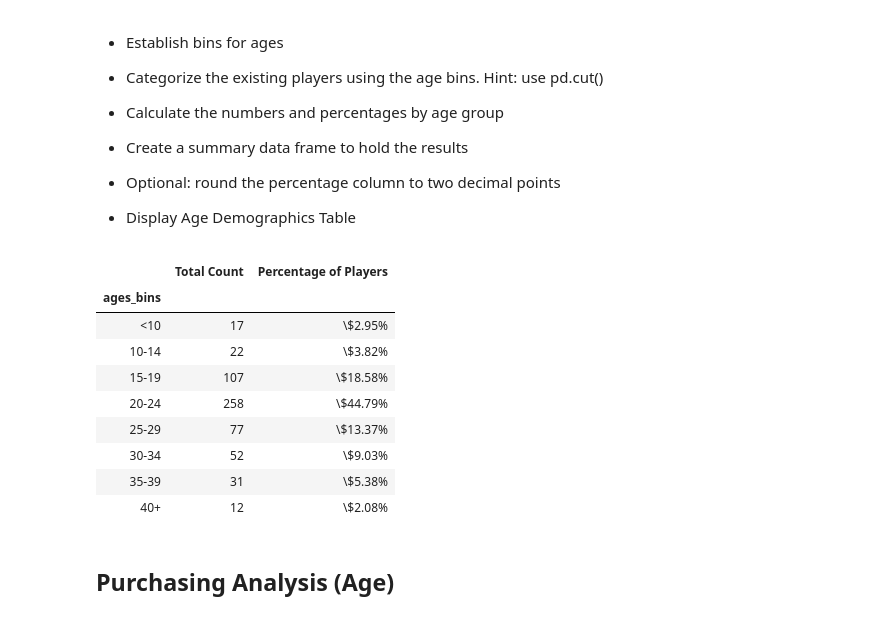
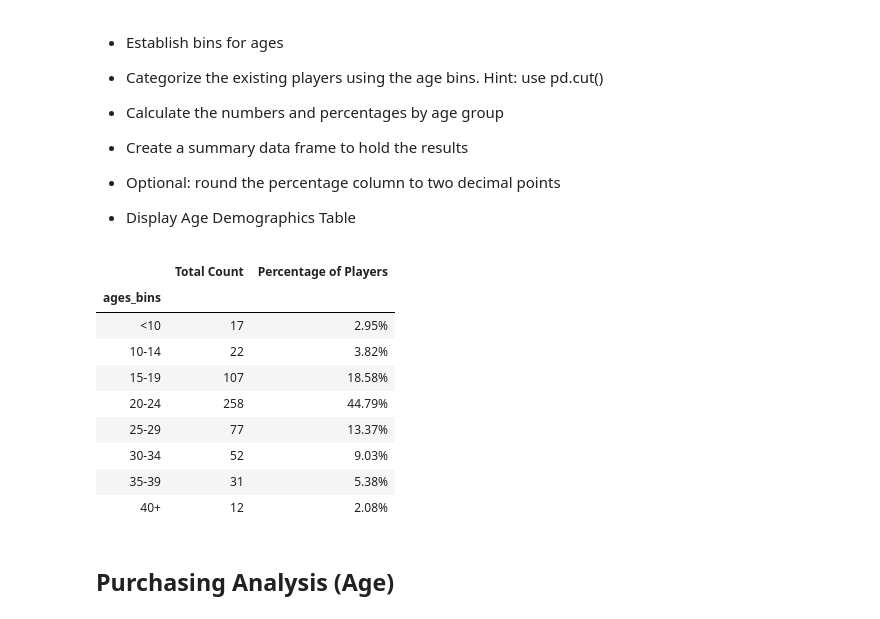
Before and after one commit to annmcnamara/pandas-challenge, a Jupyter notebook: HeroesOfPymoli/HeroesOfPymoli_starter.ipynb, the cells around one changed output. Saved outputs shown, nothing was run; the diff lists cells and outputs as text; code cells hidden in the pictures.

```diff
--- a/HeroesOfPymoli/HeroesOfPymoli_starter.ipynb
+++ b/HeroesOfPymoli/HeroesOfPymoli_starter.ipynb
@@ -187,35 +178,43 @@ df
 
 * Display Age Demographics Table
 # %%
+#unique purchase data for the relevant columns
 upd_df = purchase_data[['SN','Gender', 'Age']].drop_duplicates()
 
-upd_df['ages_bins'] =pd.cut(x=upd_df['Age'], bins=[0, 9, 14, 19, 24, 29, 34, 39, 1000000],
+# slice the data based on the bins using cut
+upd_df['ages_bins'] = pd.cut(x=upd_df['Age'],
+                             bins=[0, 9, 14, 19, 24, 29, 34, 39, 1000000],
                              labels=['<10', '10-14', '15-19', '20-24', '25-29', '30-34','35-39', '40+'])
 
+# group the data into age bins
 grouped_bins = upd_df.groupby(['ages_bins'])
-grouped_bins['Age'].count()/len(upd_df)
 
-ab_d = {'Total Count': grouped_bins['Age'].count(),
-     'Percentage of Players': (grouped_bins['Age'].count()/len(upd_df)) * 100,
-    }
+# Create a dictionary for the new dataframe
+ab_dict = {
+    'Total Count'          : grouped_bins['Age'].count(),
+    'Percentage of Players': (grouped_bins['Age'].count()/len(upd_df)) * 100,
+}
+
 #create a new summary data frame from the dictionary
-abdf = pd.DataFrame(data=ab_d)
+agebin_df = pd.DataFrame(data = ab_dict)
 
-#abdf['Total Count'] = abdf['Total Count'].map("${:.2f}".format)
-abdf['Percentage of Players'] = abdf['Percentage of Players'].map("\\${:.2f}%".format)
+# Give the displayed data cleaner formatting
+# format the currency values to 2 decimal places and follow with a percent sign
+agebin_df['Percentage of Players'] = agebin_df['Percentage of Players'].map("{:.2f}%".format)
 
-abdf
+# display the summary data frame
+agebin_df
 # %% [output]
 |  | Total Count | Percentage of Players |
 | ages_bins |  |  |
-| <10 | 17 | \$2.95% |
-| 10-14 | 22 | \$3.82% |
-| 15-19 | 107 | \$18.58% |
-| 20-24 | 258 | \$44.79% |
-| 25-29 | 77 | \$13.37% |
-| 30-34 | 52 | \$9.03% |
-| 35-39 | 31 | \$5.38% |
-| 40+ | 12 | \$2.08% |
+| <10 | 17 | 2.95% |
+| 10-14 | 22 | 3.82% |
+| 15-19 | 107 | 18.58% |
+| 20-24 | 258 | 44.79% |
+| 25-29 | 77 | 13.37% |
+| 30-34 | 52 | 9.03% |
+| 35-39 | 31 | 5.38% |
+| 40+ | 12 | 2.08% |
 # %% [markdown]
 ## Purchasing Analysis (Age)
 # %% [markdown]
```
Also changed, not shown: parts of 8 cells of this notebook.
